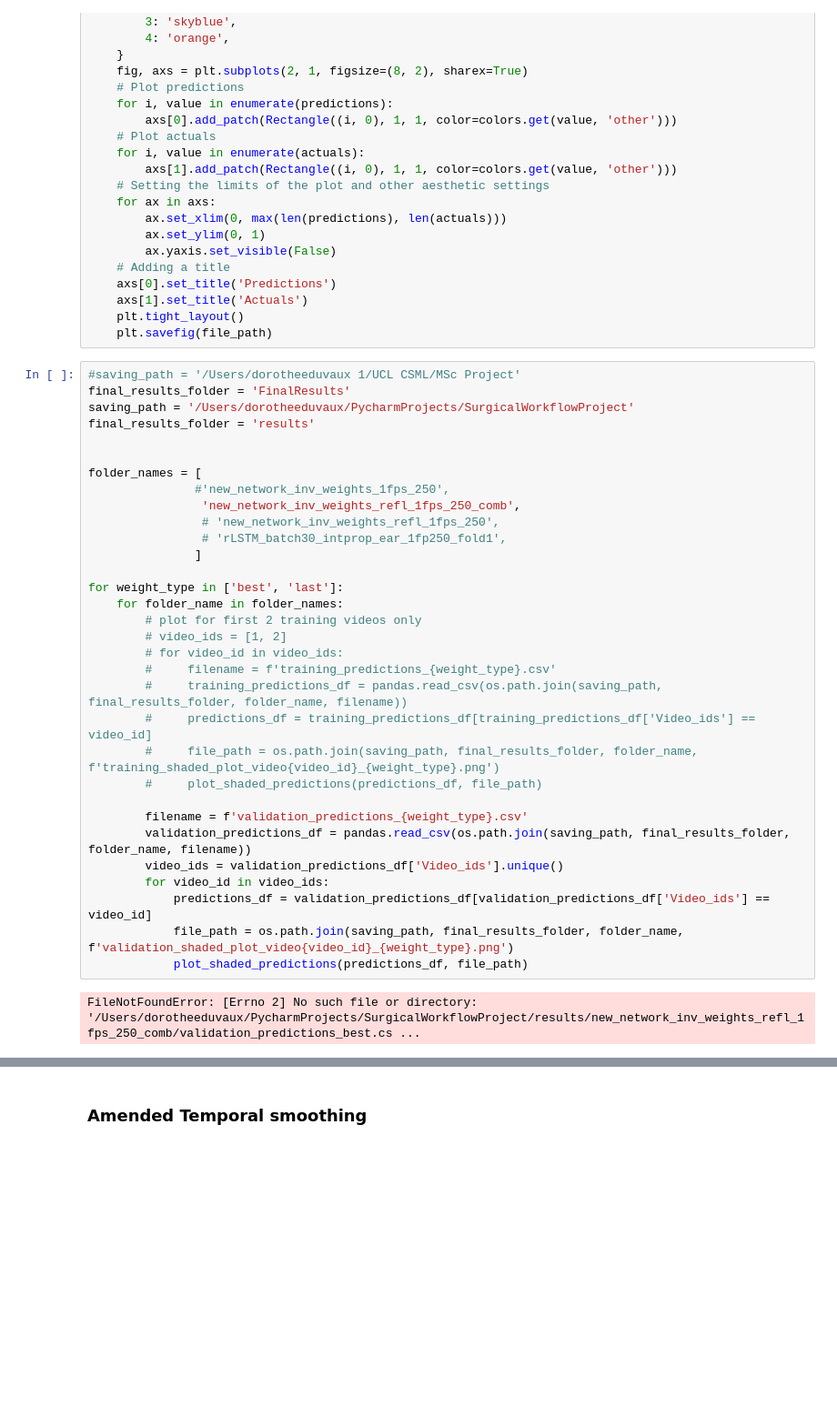
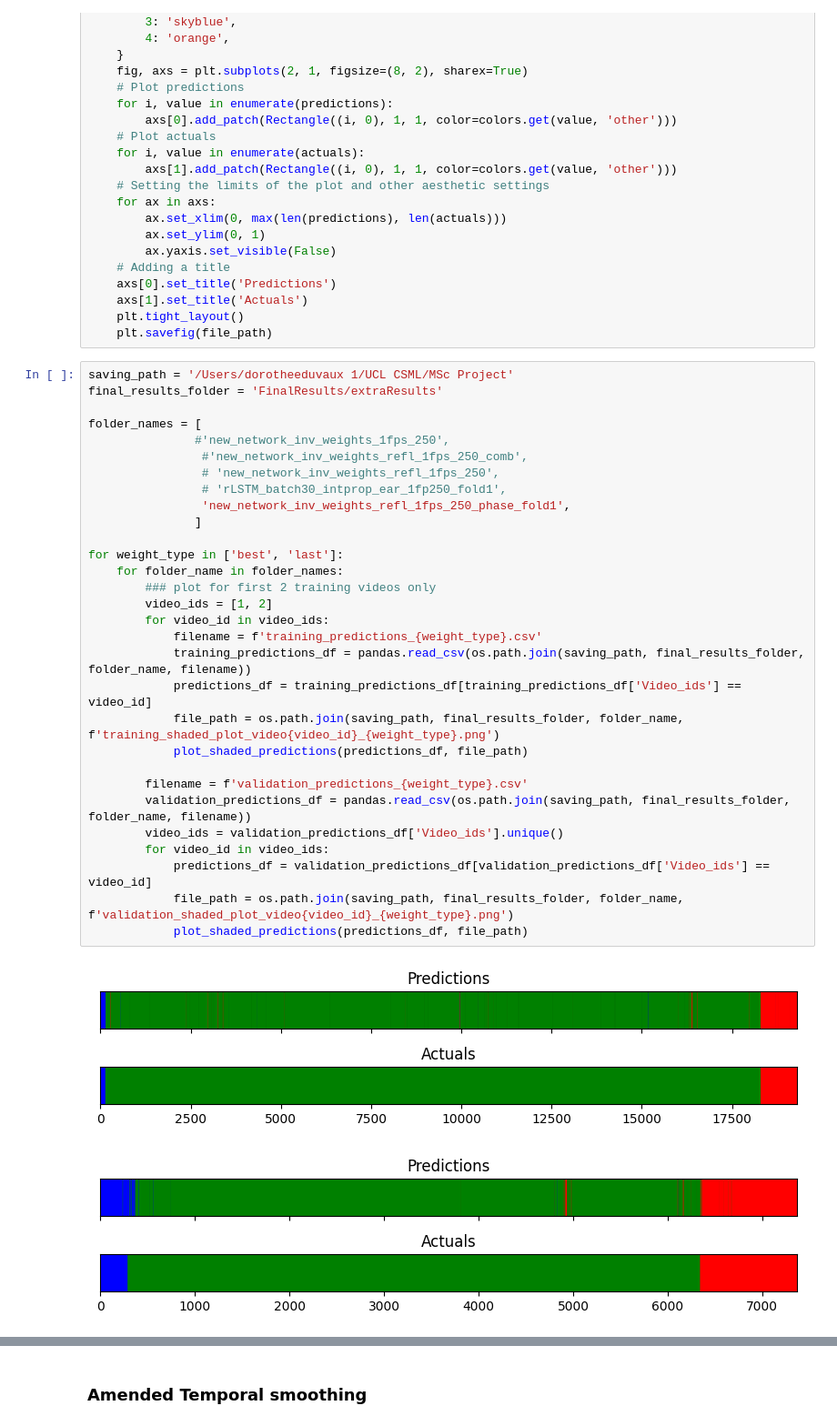
Before and after one commit to Dduva/SurgicalWorkflowProject, a Jupyter notebook: data_analysis/documentation_plotting.ipynb, the cells around one changed output, grey strips where cells are left out. Shown at 91% size. Saved outputs shown, nothing was run; the diff lists cells and outputs as text; blank space fills up the shorter version.

```diff
--- a/data_analysis/documentation_plotting.ipynb
+++ b/data_analysis/documentation_plotting.ipynb
@@ -168,36 +168,35 @@ def plot_shaded_predictions(predictions_df, file_path):
     plt.tight_layout()
     plt.savefig(file_path)
 # %%
-#saving_path = '/Users/dorotheeduvaux 1/UCL CSML/MSc Project'
-final_results_folder = 'FinalResults'
-saving_path = '/Users/dorotheeduvaux/PycharmProjects/SurgicalWorkflowProject'
-final_results_folder = 'results'
-
+saving_path = '/Users/dorotheeduvaux 1/UCL CSML/MSc Project'
+final_results_folder = 'FinalResults/extraResults'
 
 folder_names = [
                #'new_network_inv_weights_1fps_250',
-                'new_network_inv_weights_refl_1fps_250_comb',
+                #'new_network_inv_weights_refl_1fps_250_comb',
                 # 'new_network_inv_weights_refl_1fps_250',
                 # 'rLSTM_batch30_intprop_ear_1fp250_fold1',
+                'new_network_inv_weights_refl_1fps_250_phase_fold1',
                ]
 
 for weight_type in ['best', 'last']:
     for folder_name in folder_names:
-        # plot for first 2 training videos only
-        # video_ids = [1, 2]
-        # for video_id in video_ids:
-        #     filename = f'training_predictions_{weight_type}.csv'
-        #     training_predictions_df = pandas.read_csv(os.path.join(saving_path, final_results_folder, folder_name, filename))
-        #     predictions_df = training_predictions_df[training_predictions_df['Video_ids'] == video_id]
-        #     file_path = os.path.join(saving_path, final_results_folder, folder_name, f'training_shaded_plot_video{video_id}_{weight_type}.png')
-        #     plot_shaded_predictions(predictions_df, file_path)
+        ### plot for first 2 training videos only
+        video_ids = [1, 2]
+        for video_id in video_ids:
+            filename = f'training_predictions_{weight_type}.csv'
+            training_predictions_df = pandas.read_csv(os.path.join(saving_path, final_results_folder, folder_name, filename))
+            predictions_df = training_predictions_df[training_predictions_df['Video_ids'] == video_id]
+            file_path = os.path.join(saving_path, final_results_folder, folder_name, f'training_shaded_plot_video{video_id}_{weight_type}.png')
+            plot_shaded_predictions(predictions_df, file_path)
 
         filename = f'validation_predictions_{weight_type}.csv'
         validation_predictions_df = pandas.read_csv(os.path.join(saving_path, final_results_folder, folder_name, filename))
         video_ids = validation_predictions_df['Video_ids'].unique()
         for video_id in video_ids:
             predictions_df = validation_predictions_df[validation_predictions_df['Video_ids'] == video_id]
             file_path = os.path.join(saving_path, final_results_folder, folder_name, f'validation_shaded_plot_video{video_id}_{weight_type}.png')
             plot_shaded_predictions(predictions_df, file_path)
 # %% [output]
-FileNotFoundError: [Errno 2] No such file or directory: '/Users/dorotheeduvaux/PycharmProjects/SurgicalWorkflowProject/results/new_network_inv_weights_refl_1fps_250_comb/validation_predictions_best.cs ...
+[figure, added]
+[figure, added]
```
Also changed, not shown: parts of 19 cells of this notebook, 29 other files.
